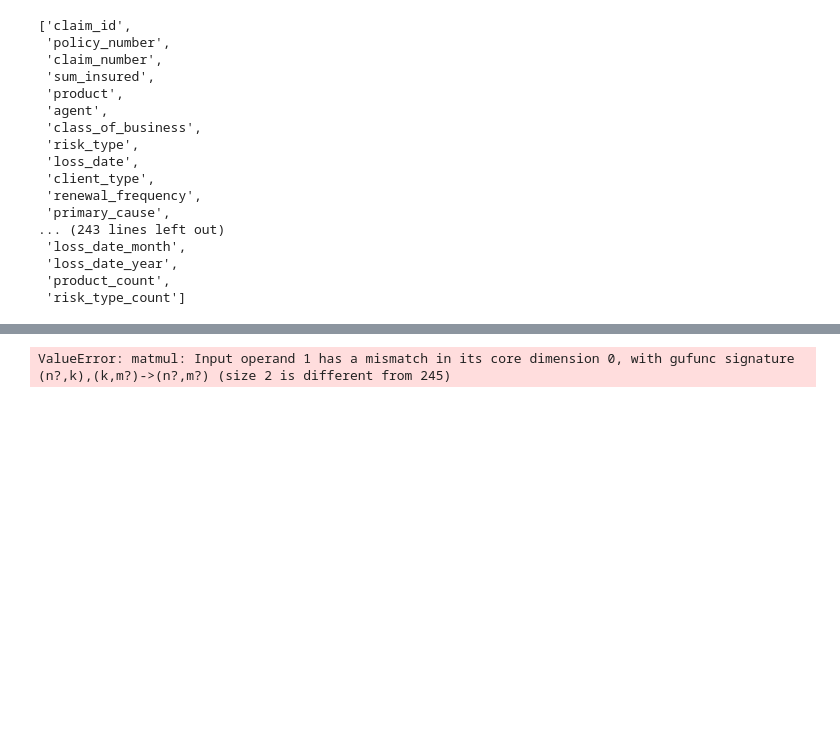
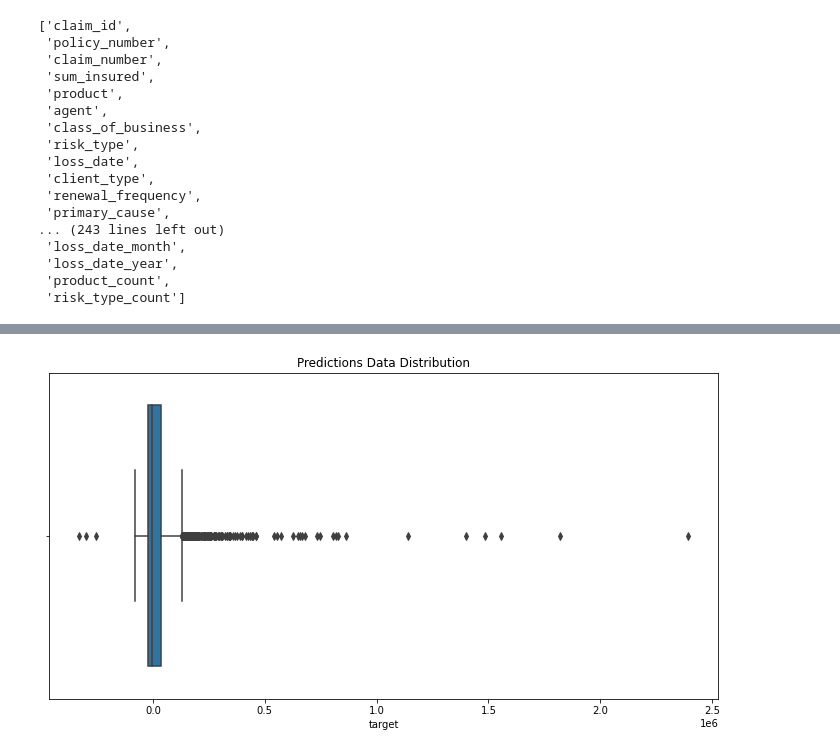
Before and after one commit to simiel/2022UHA, a Jupyter notebook: notebook/2.ipynb, the cells around one changed output, grey strips where cells are left out. Cells and saved outputs as stored; diff of their text form; code cells hidden in the pictures; blank space fills up the shorter version.

Commit message:
RF BLEND

```diff
--- a/notebook/2.ipynb
+++ b/notebook/2.ipynb
@@ -189,27 +190,39 @@ sub_file.to_csv("2meta.csv", index = False)
+# %%
+blend = predictions * .5 + predictions2 * .5
+
+sub_file.target = blend
+
+# Check the distribution of your predictions
+plt.figure(figsize=(12, 6))
+sns.boxplot(sub_file.target)
+plt.title('Predictions Data Distribution')
+
+# Write to csv file to submit to Zindi
+sub_file.to_csv("BLEND.csv", index = False)
+# %% [output]
+[figure, added]
 # %%
-meta = pd.DataFrame()
-meta['col1'] = y_pred
-meta['col2'] = y_pred2
-meta_model = LinearRegression()
-meta_model.fit(test_df.join[],y_test)
+# meta = pd.DataFrame()
+# meta['col1'] = y_pred
+# meta['col2'] = y_pred2
+# meta_model = LinearRegression()
+# meta_model.fit(test_df.join[],y_test)
 
 
 
 
-# Make prediction on the test set
-test_df = test[feature_cols]
-meta_prediction = meta_model.predict(test_df)
+# # Make prediction on the test set
+# test_df = test[feature_cols]
+# meta_prediction = meta_model.predict(test_df)
 
-# # Create a submission file
-sub_file = samplesubmission.copy()
-sub_file.target = meta_prediction
+# # # Create a submission file
+# sub_file = samplesubmission.copy()
+# sub_file.target = meta_prediction
 
-# Check the distribution of your predictions
-plt.figure(figsize=(12, 6))
-sns.boxplot(sub_file.target)
-plt.title('Predictions Data Distribution')
+# # Check the distribution of your predictions
+# plt.figure(figsize=(12, 6))
+# sns.boxplot(sub_file.target)
+# plt.title('Predictions Data Distribution')
 
-# Write to csv file to submit to Zindi
-sub_file.to_csv("META.csv", index = False)
+# # Write to csv file to submit to Zindi
+# sub_file.to_csv("META.csv", index = False)
-# %% [output]
-ValueError: matmul: Input operand 1 has a mismatch in its core dimension 0, with gufunc signature (n?,k),(k,m?)->(n?,m?) (size 2 is different from 245)
```
Also changed, not shown: parts of 5 cells of this notebook, 3 other files.
